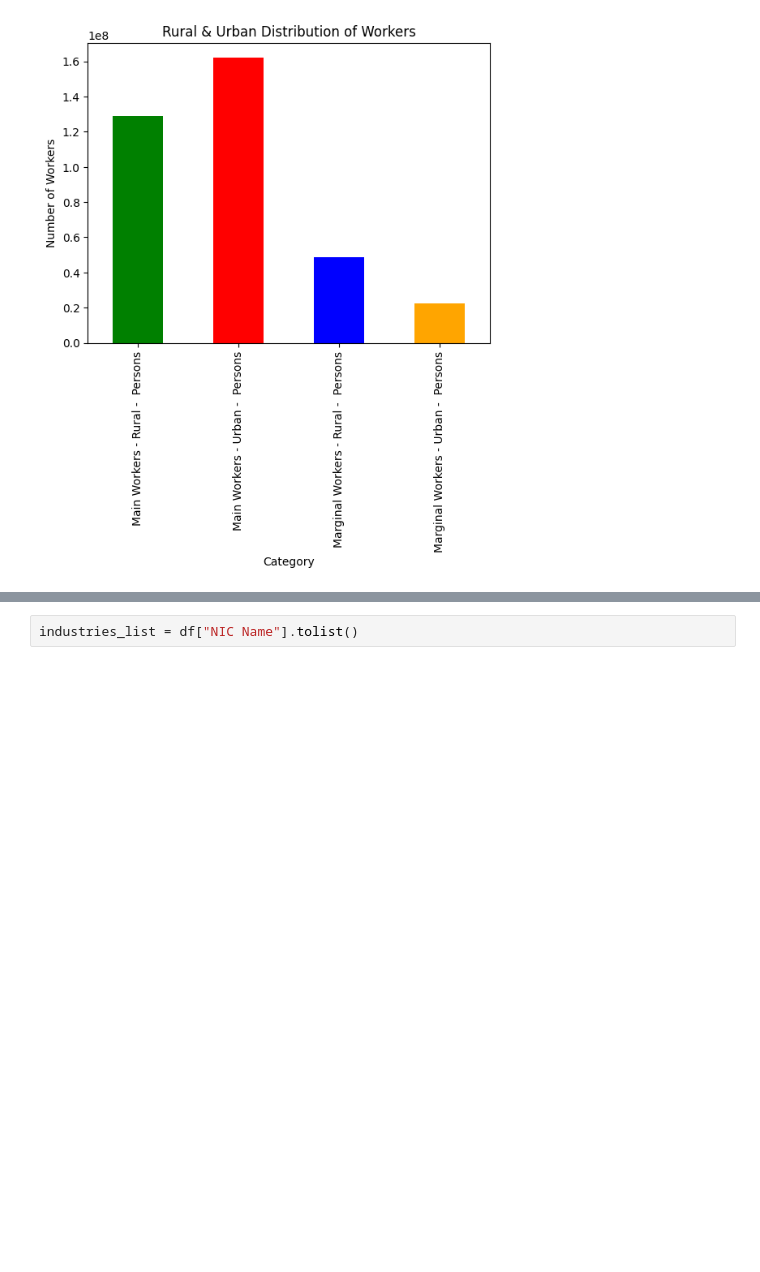
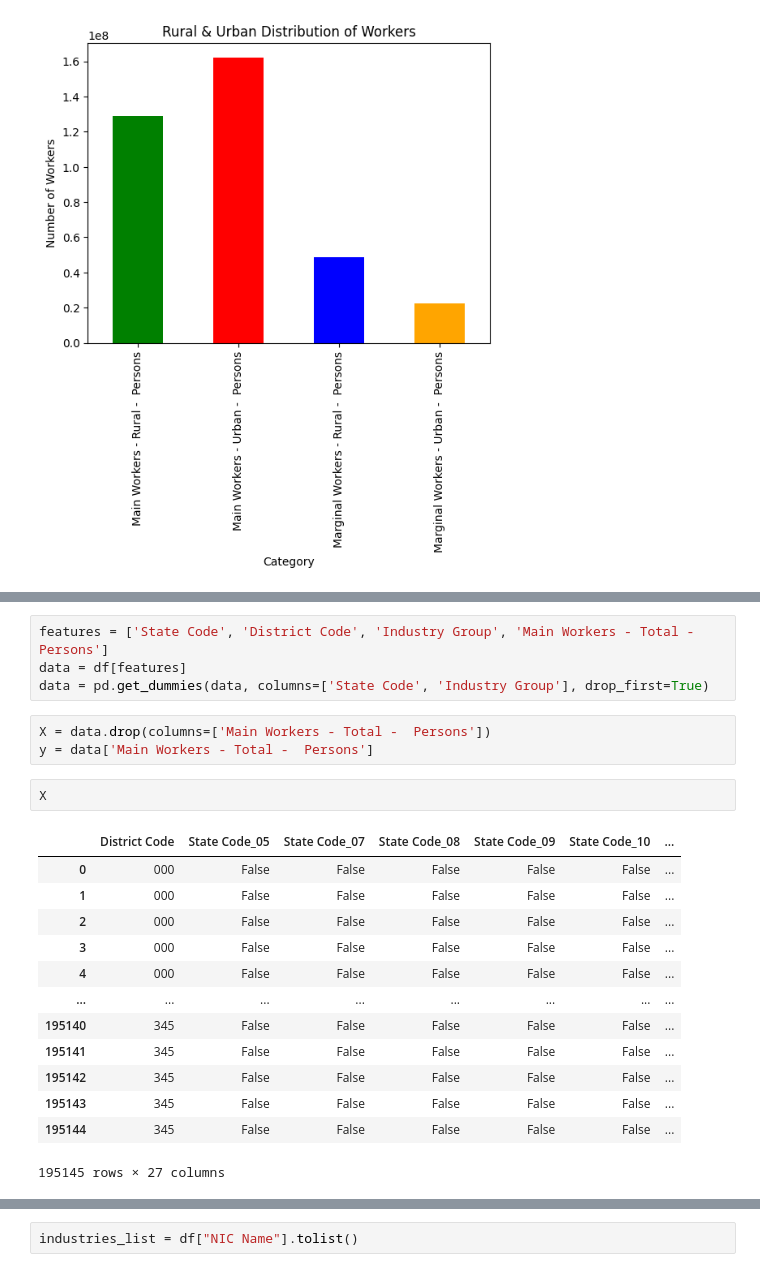
Before and after one commit to Thejasrajsathyamoorthy/Industrial-Human-Resources, a Jupyter notebook: HR_1.ipynb, the cells around one changed output, grey strips where cells are left out. Drawn from its saved outputs; the diff is of its cells as text; blank space fills up the shorter version.

```diff
--- a/HR_1.ipynb
+++ b/HR_1.ipynb
@@ -196,0 +289,23 @@ dtype: int64
+# %%
+features = ['State Code', 'District Code', 'Industry Group', 'Main Workers - Total -  Persons']
+data = df[features]
+data = pd.get_dummies(data, columns=['State Code', 'Industry Group'], drop_first=True)
+# %%
+X = data.drop(columns=['Main Workers - Total -  Persons'])
+y = data['Main Workers - Total -  Persons']
+# %%
+X
+# %% [output]
+|  | District Code | State Code_05 | State Code_07 | State Code_08 | State Code_09 | State Code_10 | ... |
+| 0 | 000 | False | False | False | False | False | ... |
+| 1 | 000 | False | False | False | False | False | ... |
+| 2 | 000 | False | False | False | False | False | ... |
+| 3 | 000 | False | False | False | False | False | ... |
+| 4 | 000 | False | False | False | False | False | ... |
+| ... | ... | ... | ... | ... | ... | ... | ... |
+| 195140 | 345 | False | False | False | False | False | ... |
+| 195141 | 345 | False | False | False | False | False | ... |
+| 195142 | 345 | False | False | False | False | False | ... |
+| 195143 | 345 | False | False | False | False | False | ... |
+| 195144 | 345 | False | False | False | False | False | ... |
+195145 rows × 27 columns
```
Also changed, not shown: parts of 18 cells of this notebook.
